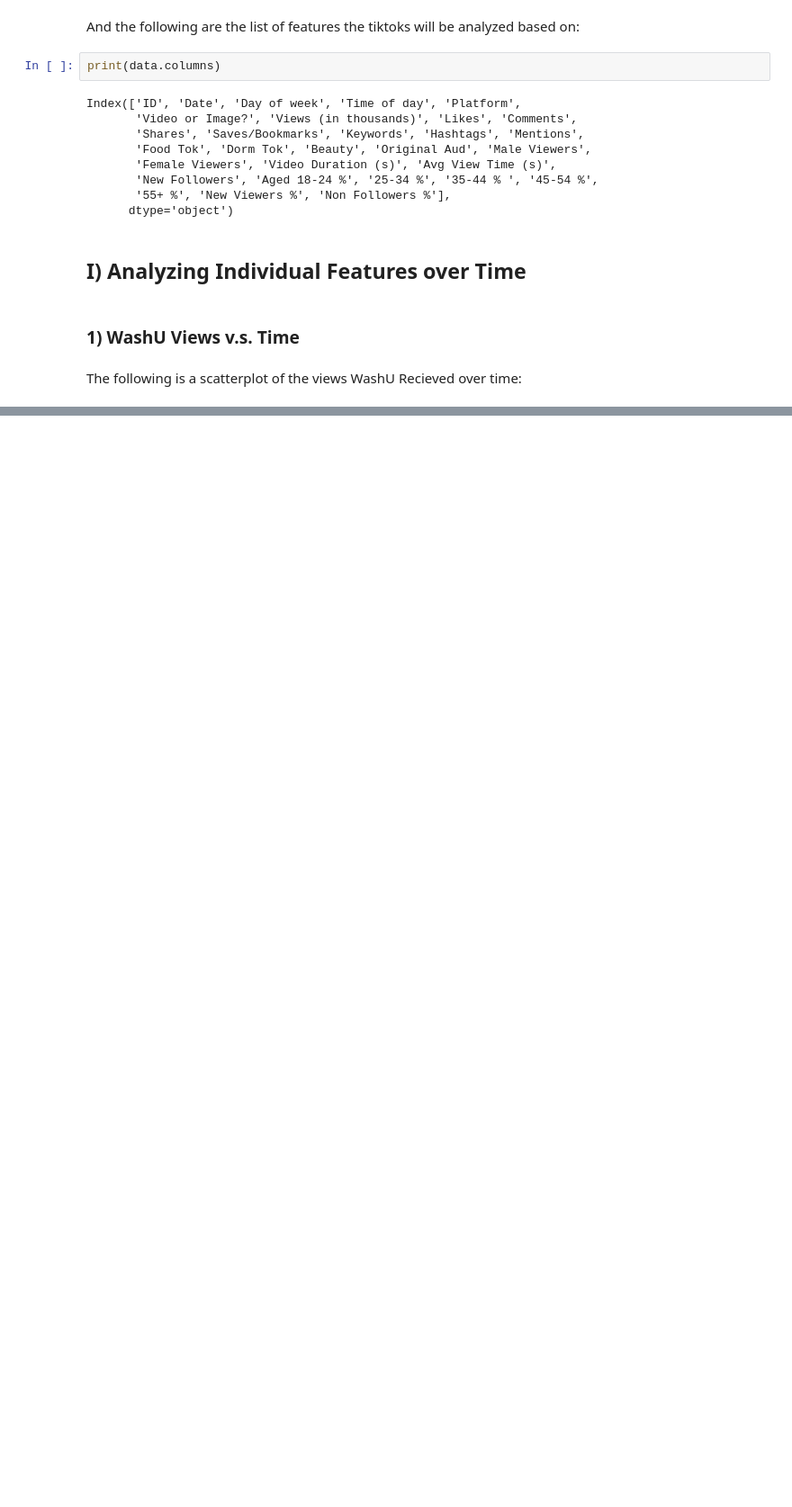
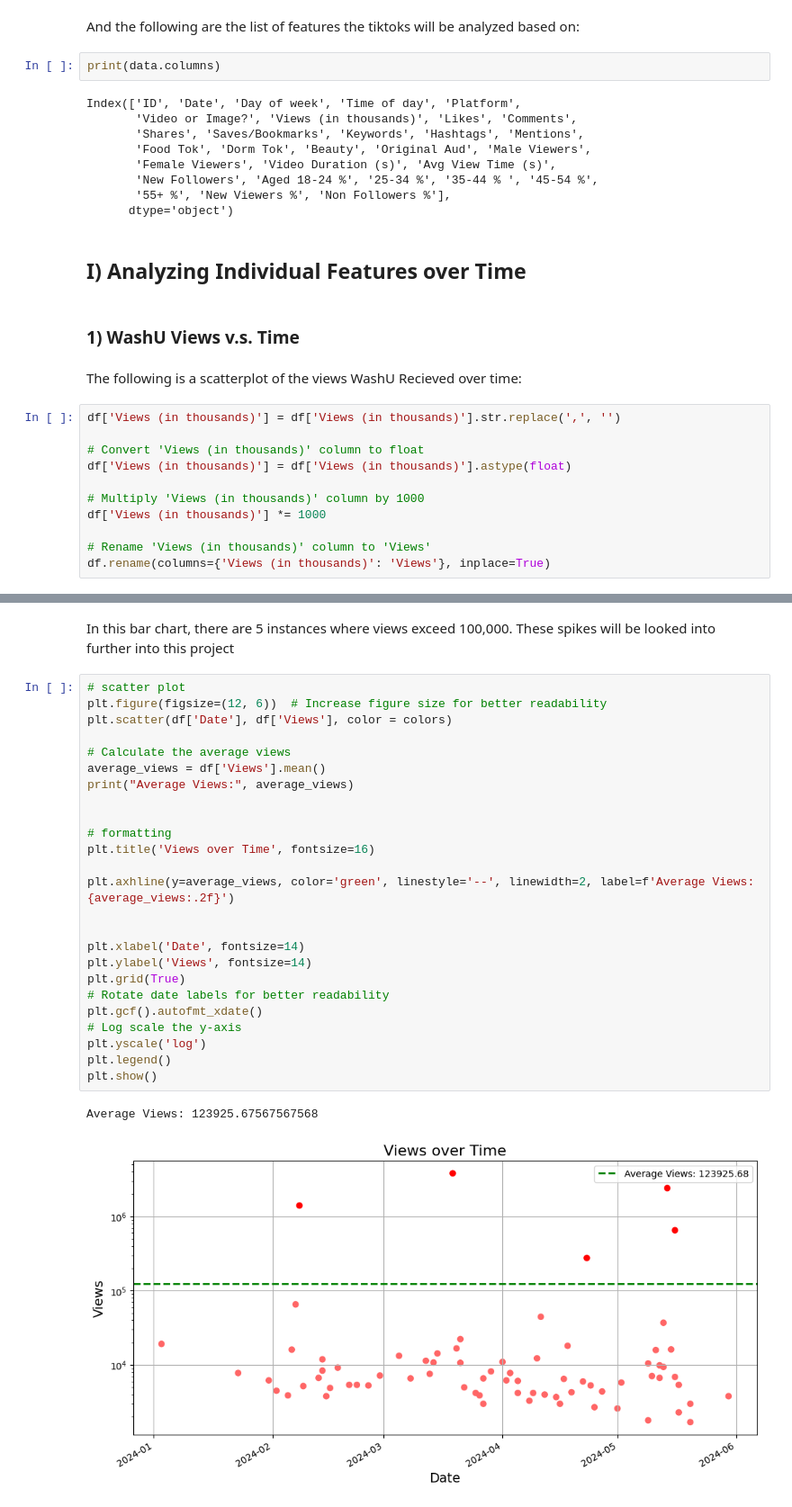
Before and after one commit to hjake22/washusocial24summerintern, a Jupyter notebook: exploringTikTokAnalytics.ipynb, the cells around one changed output, grey strips where cells are left out. Shown at 90% size. Drawn from its saved outputs; the diff is of its cells as text; blank space fills up the shorter version.

```diff
--- a/exploringTikTokAnalytics.ipynb
+++ b/exploringTikTokAnalytics.ipynb
@@ -43,4 +62,15 @@ Index(['ID', 'Date', 'Day of week', 'Time of day', 'Platform',
 ### 1) WashU Views v.s. Time
 # %% [markdown]
 The following is a scatterplot of the views WashU Recieved over time:
+# %%
+df['Views (in thousands)'] = df['Views (in thousands)'].str.replace(',', '')
+
+# Convert 'Views (in thousands)' column to float
+df['Views (in thousands)'] = df['Views (in thousands)'].astype(float)
+
+# Multiply 'Views (in thousands)' column by 1000
+df['Views (in thousands)'] *= 1000
+
+# Rename 'Views (in thousands)' column to 'Views'
+df.rename(columns={'Views (in thousands)': 'Views'}, inplace=True)
 # %%
@@ -66,0 +101,30 @@ plt.show()
+# %% [markdown]
+In this bar chart, there are 5 instances where views exceed 100,000. These spikes will be looked into further into this project
+# %%
+# scatter plot
+plt.figure(figsize=(12, 6))  # Increase figure size for better readability
+plt.scatter(df['Date'], df['Views'], color = colors)
+
+# Calculate the average views
+average_views = df['Views'].mean()
+print("Average Views:", average_views)
+
+
+# formatting
+plt.title('Views over Time', fontsize=16)
+
+plt.axhline(y=average_views, color='green', linestyle='--', linewidth=2, label=f'Average Views: {average_views:.2f}')
+
+
+plt.xlabel('Date', fontsize=14)
+plt.ylabel('Views', fontsize=14)
+plt.grid(True)
+# Rotate date labels for better readability
+plt.gcf().autofmt_xdate()
+# Log scale the y-axis
+plt.yscale('log')
+plt.legend()
+plt.show()
+# %% [output]
+Average Views: 123925.67567567568
+[figure, added]
```
Also changed, not shown: parts of 21 cells of this notebook.
